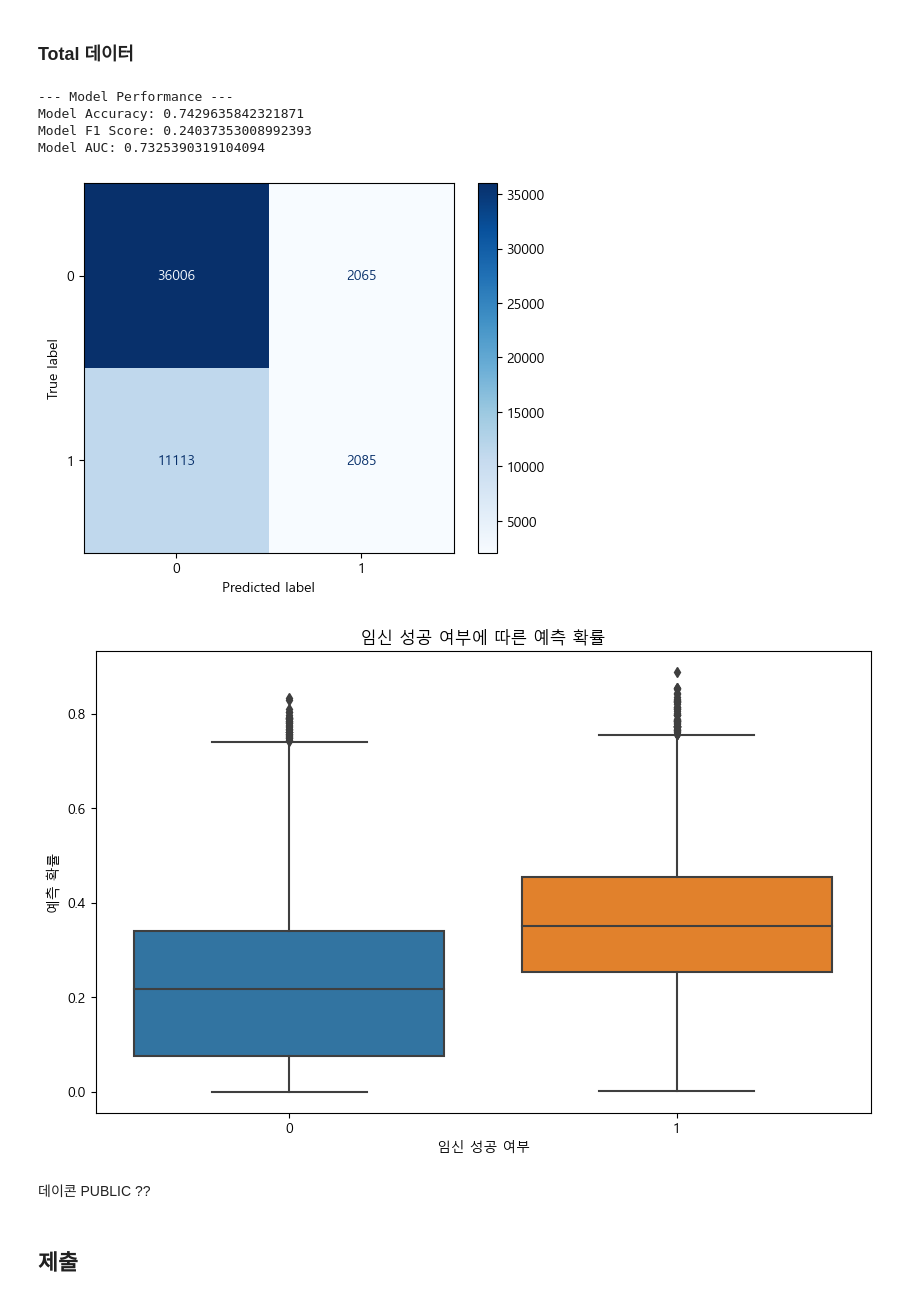
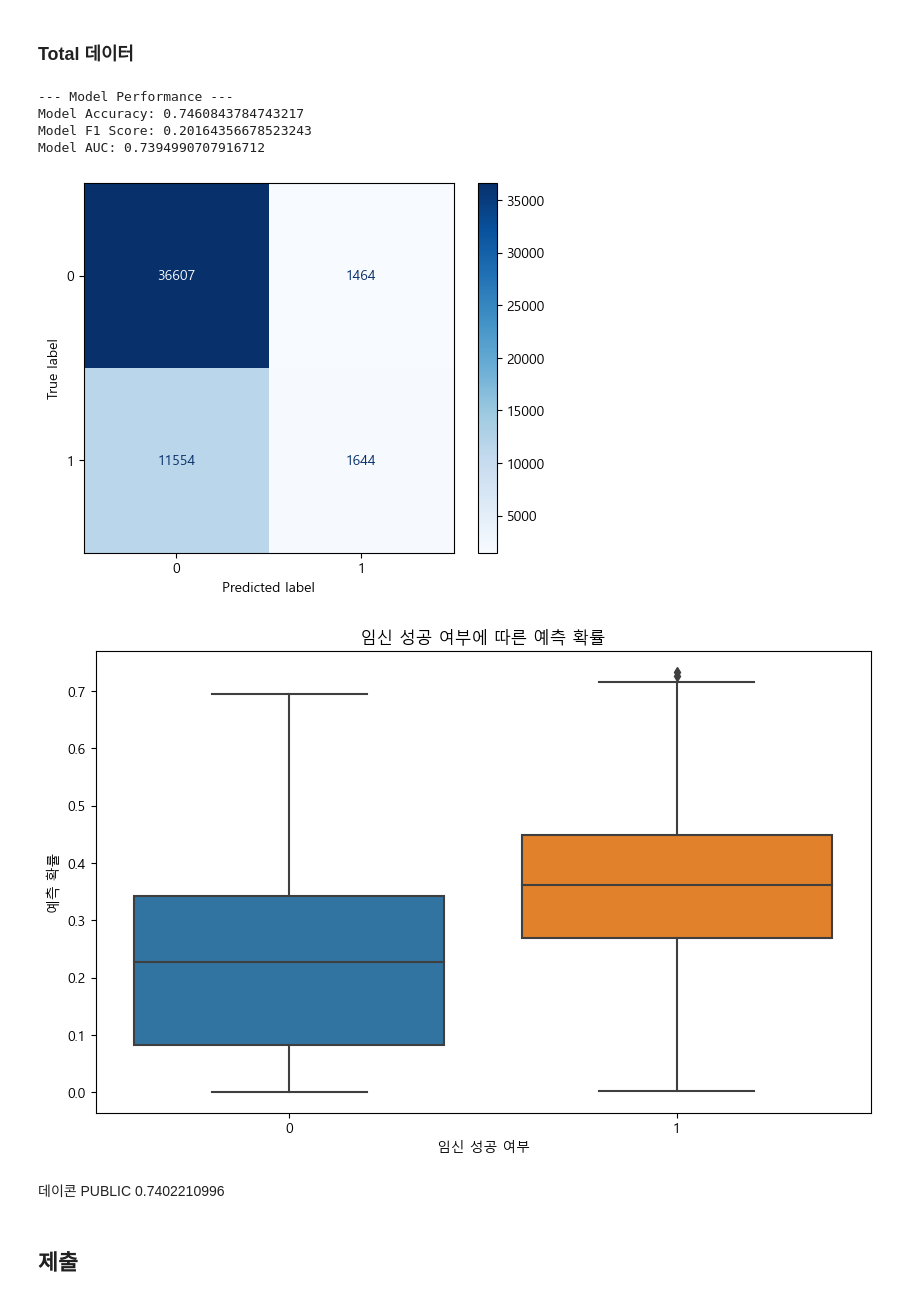
Before and after one commit to BaekJunehong/LG_Aimers_6th, a Jupyter notebook: code/code33_Modeling_All_lgbm.ipynb, the cells around one changed output. Saved outputs shown, nothing was run; the diff lists cells and outputs as text; code cells hidden in the pictures.

```diff
--- a/code/code33_Modeling_All_lgbm.ipynb
+++ b/code/code33_Modeling_All_lgbm.ipynb
@@ -69,52 +69,50 @@ import matplotlib.pyplot as plt
 
 # 모델 초기화
 Total_model = lgb.LGBMClassifier(
-    n_estimators=1358,  # 트리의 개수 (부스팅 반복 횟수)
-    num_leaves=2375,  # 하나의 트리가 가질 수 있는 최대 리프 노드 수
-    learning_rate=0.020900420588480864,  # 학습률 (0과 1 사이의 값)
-    min_child_samples=314,  # 리프 노드가 되기 위한 최소한의 샘플 데이터 수
-    reg_alpha=9.356441136629499,  # L1 정규화 (Lasso) 계수
-    reg_lambda=8.217525317686007,  # L2 정규화 (Ridge) 계수
-    bagging_fraction=0.8,  # subsample
-    feature_fraction=0.8,  # colsample_bytree
+    n_estimators=3401,  # 트리의 개수 (부스팅 반복 횟수)
+    num_leaves=2254,  # 하나의 트리가 가질 수 있는 최대 리프 노드 수
+    learning_rate=0.12215732134600657,  # 학습률 (0과 1 사이의 값)
+    min_child_samples=486,  # 리프 노드가 되기 위한 최소한의 샘플 데이터 수
+    reg_alpha=33.74315176574524,  # L1 정규화 (Lasso) 계수
+    reg_lambda=180.2121311309064,  # L2 정규화 (Ridge) 계수
 
     metric='auc',  # 모델 성능 평가 지표
     objective='binary',  # 손실 함수 (이진 분류인 경우 'binary' 또는 'cross_entropy' 사용)
     random_state=42,  # 랜덤 시드 값 (재현성을 위해 설정)
-    boosting_type='rf',  # 부스팅 유형 ('gbdt', 'dart', 'goss', 'rf' 중 하나)
+    boosting_type='gbdt',  # 부스팅 유형 ('gbdt', 'dart', 'goss', 'rf' 중 하나)
     verbose=-1  # 학습 과정의 출력을 제어 (음수이면 출력을 억제)
 )
 
 # 모델 학습
 Total_model.fit(Total_X_train, Total_y_train)
 
 # 예측
 y_pred = Total_model.predict(Total_X_test)
 y_pred_proba = Total_model.predict_proba(Total_X_test)[:, 1]
 
 # 평가
 accuracy = accuracy_score(Total_y_test, y_pred)
 f1 = f1_score(Total_y_test, y_pred)
 auc = roc_auc_score(Total_y_test, y_pred_proba)
 cm = confusion_matrix(Total_y_test, y_pred)
 
 # 결과 출력
 print()
 print("--- Model Performance ---")
 print(f"Model Accuracy: {accuracy}")
 print(f"Model F1 Score: {f1}")
 print(f"Model AUC: {auc}")
 
 # 혼동 행렬 출력
 disp = ConfusionMatrixDisplay(confusion_matrix=cm, display_labels=Total_model.classes_)
 disp.plot(cmap=plt.cm.Blues)
 plt.show()
 # %% [output]
 --- Model Performance ---
-Model Accuracy: 0.7429635842321871
-Model F1 Score: 0.24037353008992393
-Model AUC: 0.7325390319104094
+Model Accuracy: 0.7460843784743217
+Model F1 Score: 0.20164356678523243
+Model AUC: 0.7394990707916712
-[figure, old version]
+[figure, new version]
 # %%
 import platform
 from matplotlib import rc
@@ -138,9 +136,9 @@ plt.xlabel('임신 성공 여부')
 plt.ylabel('예측 확률')
 plt.show()
 # %% [output]
-[figure, old version]
+[figure, new version]
 # %% [markdown]
-데이콘 PUBLIC ??
+데이콘 PUBLIC 0.7402210996
 # %% [markdown]
 ## 제출
 # %%
```
Also changed, not shown: parts of 1 cell of this notebook, 4 other files.
